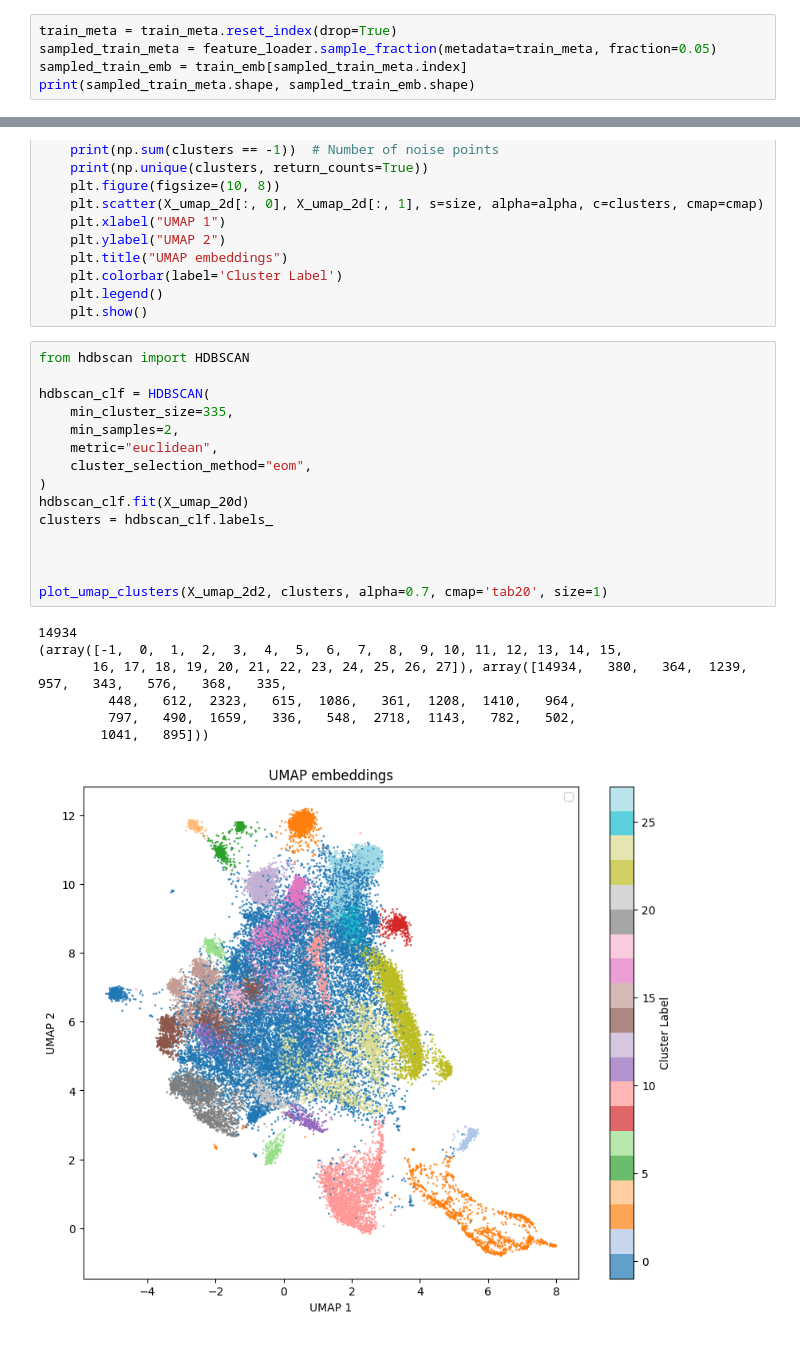
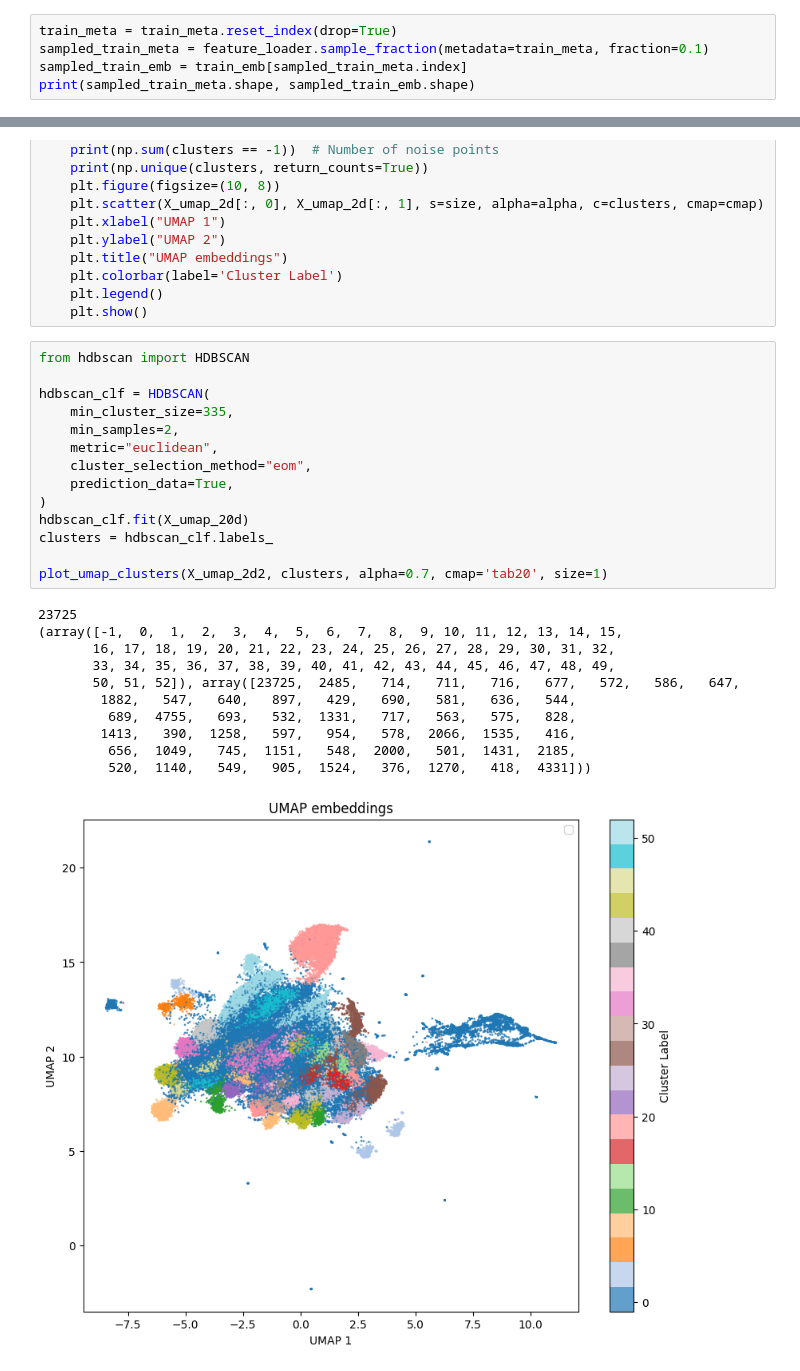
Before and after one commit to mkarapka/audio-deepfake-detection-uwr, a Jupyter notebook: notebooks/important_data/best_clusters.ipynb, the cells around one changed output, grey strips where cells are left out. Cells and saved outputs as stored; diff of their text form.

Commit message:
Make tests to find optimal clustering params and plot results

```diff
--- a/notebooks/important_data/best_clusters.ipynb
+++ b/notebooks/important_data/best_clusters.ipynb
@@ -15,6 +15,6 @@ print(train_meta.shape, train_emb.shape)
 # %%
 train_meta = train_meta.reset_index(drop=True)
-sampled_train_meta = feature_loader.sample_fraction(metadata=train_meta, fraction=0.05)
+sampled_train_meta = feature_loader.sample_fraction(metadata=train_meta, fraction=0.1)
 sampled_train_emb = train_emb[sampled_train_meta.index]
 print(sampled_train_meta.shape, sampled_train_emb.shape)
 # %% [output]
@@ -59,23 +59,26 @@ def plot_umap_clusters(X_umap_2d, clusters, alpha=0.7, cmap='tab20', size=1):
 # %%
 from hdbscan import HDBSCAN
 
 hdbscan_clf = HDBSCAN(
     min_cluster_size=335,
     min_samples=2,
     metric="euclidean",
     cluster_selection_method="eom",
+    prediction_data=True,
 )
 hdbscan_clf.fit(X_umap_20d)
 clusters = hdbscan_clf.labels_
 
-
-
 plot_umap_clusters(X_umap_2d2, clusters, alpha=0.7, cmap='tab20', size=1)
 # %% [output]
-14934
+23725
 (array([-1,  0,  1,  2,  3,  4,  5,  6,  7,  8,  9, 10, 11, 12, 13, 14, 15,
-       16, 17, 18, 19, 20, 21, 22, 23, 24, 25, 26, 27]), array([14934,   380,   364,  1239,   957,   343,   576,   368,   335,
-         448,   612,  2323,   615,  1086,   361,  1208,  1410,   964,
-         797,   490,  1659,   336,   548,  2718,  1143,   782,   502,
-        1041,   895]))
+       16, 17, 18, 19, 20, 21, 22, 23, 24, 25, 26, 27, 28, 29, 30, 31, 32,
+       33, 34, 35, 36, 37, 38, 39, 40, 41, 42, 43, 44, 45, 46, 47, 48, 49,
+       50, 51, 52]), array([23725,  2485,   714,   711,   716,   677,   572,   586,   647,
+        1882,   547,   640,   897,   429,   690,   581,   636,   544,
+         689,  4755,   693,   532,  1331,   717,   563,   575,   828,
+        1413,   390,  1258,   597,   954,   578,  2066,  1535,   416,
+         656,  1049,   745,  1151,   548,  2000,   501,  1431,  2185,
+         520,  1140,   549,   905,  1524,   376,  1270,   418,  4331]))
-[figure, old version]
+[figure, new version]
```
Also changed, not shown: parts of 9 cells of this notebook, 1 other file.
